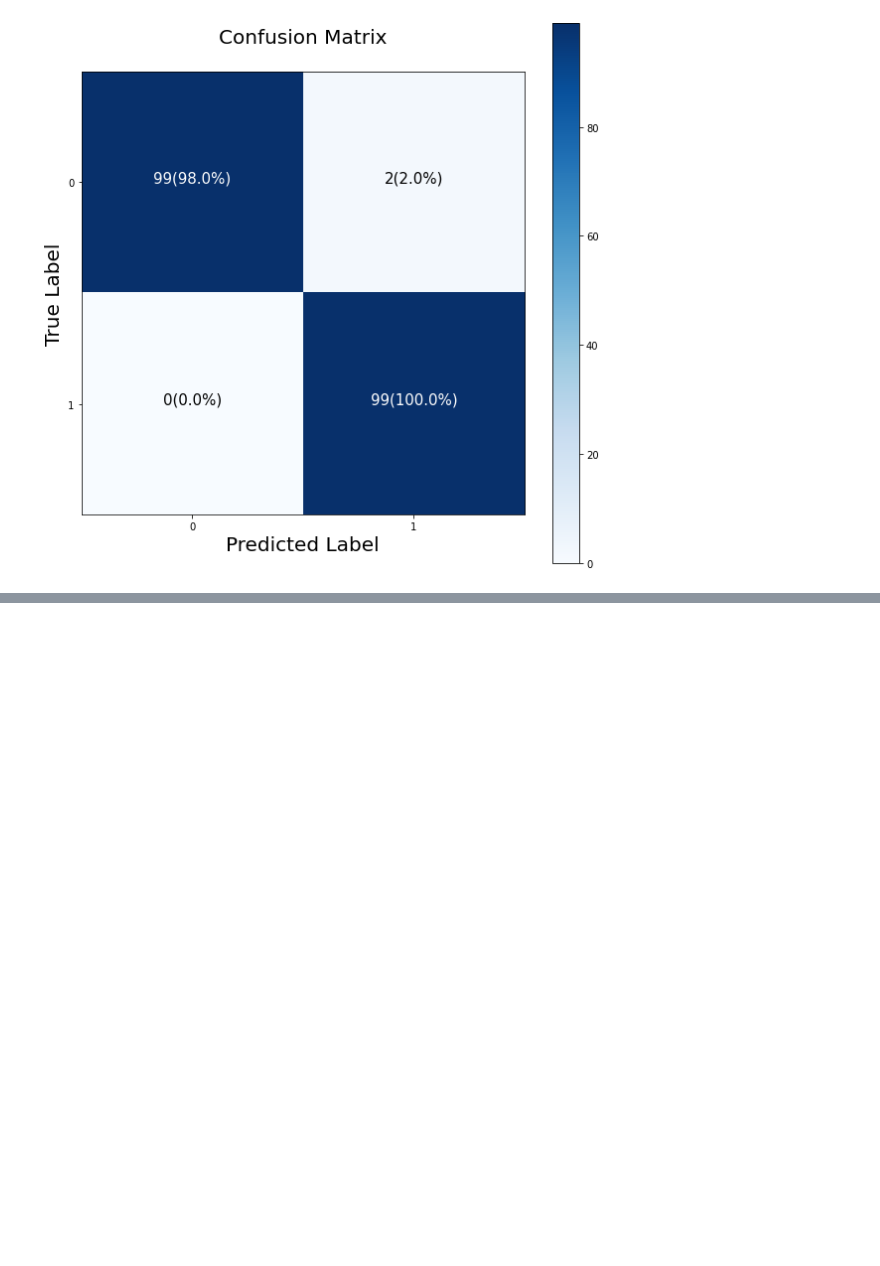
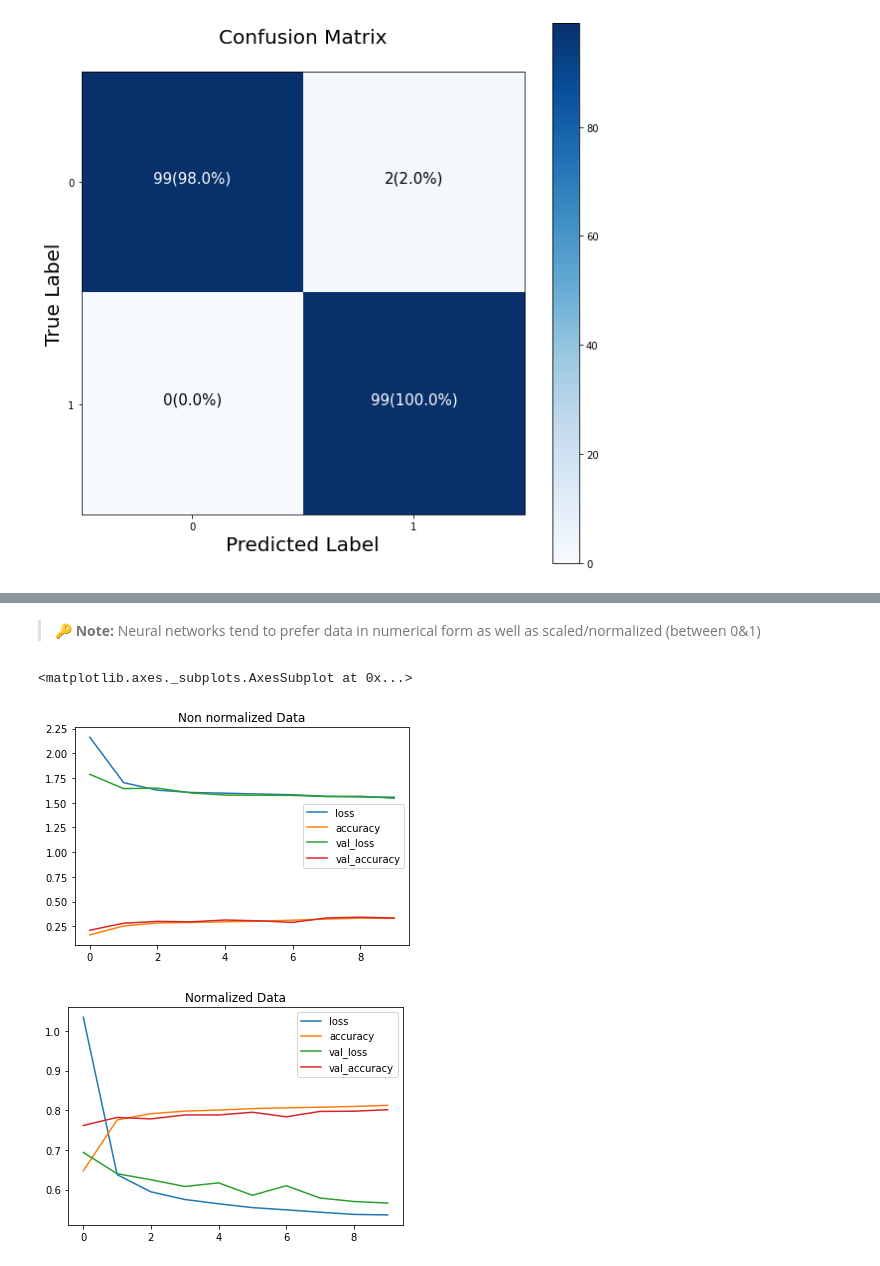
Before and after one commit to ThejakaSEP/Tensorflow_Certification, a Jupyter notebook: Classification_with_TF.ipynb, the cells around one changed output, grey strips where cells are left out. Drawn from its saved outputs; the diff is of its cells as text; code cells hidden in the pictures; blank space fills up the shorter version.

```diff
--- a/Classification_with_TF.ipynb
+++ b/Classification_with_TF.ipynb
@@ -899,0 +1043,7 @@ for i,j in itertools.product(range(cm.shape[0]),range(cm.shape[0])):
+# %%
+# We can get our training and testing data between 0 &b 1 by deviding by the maximum
+train_data_norm = train_data/255
+test_data_norm = test_data/255
+
+# Check the min and max of scaled training data
+train_data_norm.min() , train_data_norm.max()
@@ -899,0 +1052,23 @@ for i,j in itertools.product(range(cm.shape[0]),range(cm.shape[0])):
+# %%
+from sklearn.utils import validation
+# Set random seed
+tf.random.set_seed(42)
+
+# 1. Create the model
+model_13 = tf.keras.Sequential([
+    tf.keras.layers.Flatten(input_shape=(28,28)),
+    tf.keras.layers.Dense(4,activation='relu'),
+    tf.keras.layers.Dense(4,activation='relu'),
+    tf.keras.layers.Dense(10,activation='softmax')
+])
+
+# 2. Compile the model
+model_13.compile(
+    loss = tf.keras.losses.SparseCategoricalCrossentropy(),
+    optimizer = tf.keras.optimizers.Adam(),
+    metrics = ['accuracy']
+)
+
+# 3. Fit the model
+histrory_norm = model_13.fit(train_data_norm,train_labels,epochs=10,
+                             validation_data = (test_data_norm,test_labels))
@@ -899,0 +1096,12 @@ for i,j in itertools.product(range(cm.shape[0]),range(cm.shape[0])):
+# %% [markdown]
+> 🔑 **Note:** Neural networks tend to prefer data in numerical form as well as scaled/normalized (between 0&1)
+# %%
+import pandas as pd
+
+#Plot non - normalized data loss curves
+pd.DataFrame(non_norm_history.history).plot(title = 'Non normalized Data')
+pd.DataFrame(histrory_norm.history).plot(title = 'Normalized Data')
+# %% [output]
+<matplotlib.axes._subplots.AxesSubplot at 0x...>
+[figure, added]
+[figure, added]
```
Also changed, not shown: parts of 42 cells of this notebook.
